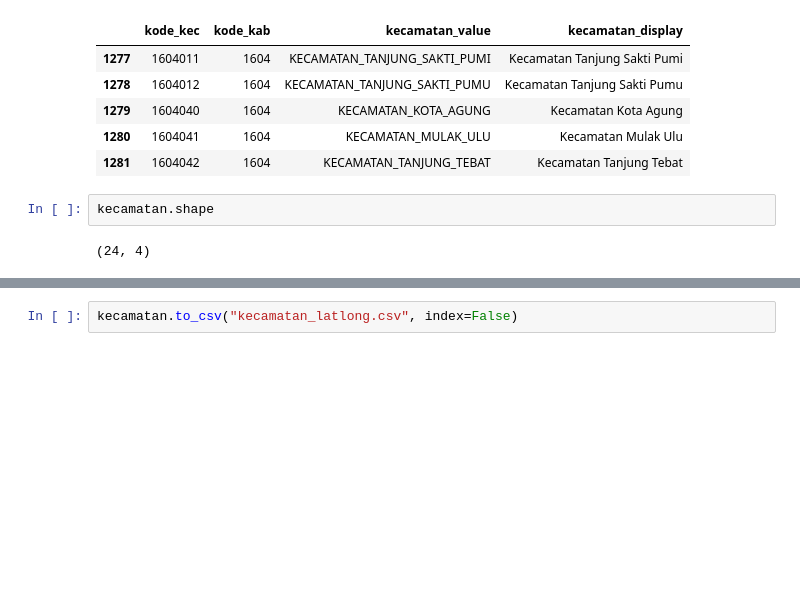
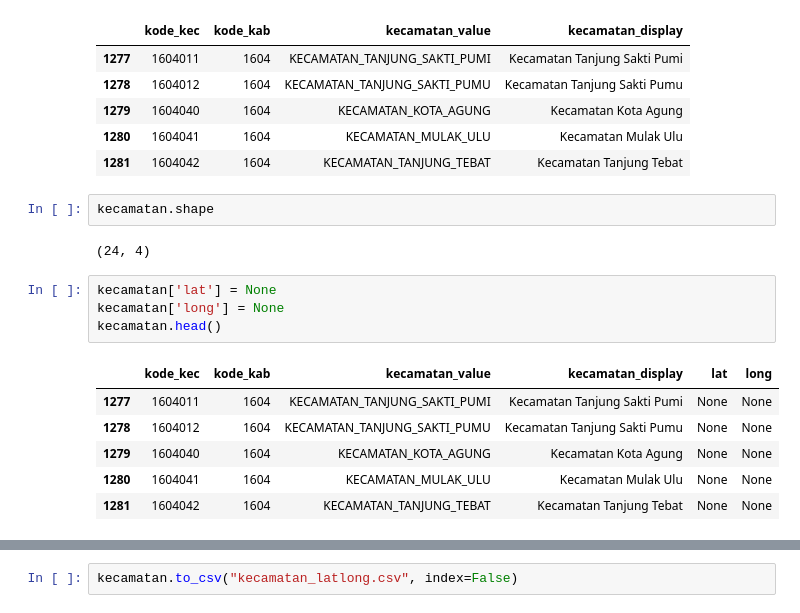
Before and after one commit to damarss/scraping-latlong-kecamatan, a Jupyter notebook: script.ipynb, the cells around one changed output, grey strips where cells are left out. Drawn from its saved outputs; the diff is of its cells as text; blank space fills up the shorter version.

```diff
--- a/script.ipynb
+++ b/script.ipynb
@@ -22,4 +22,15 @@ kecamatan.head()
 kecamatan.shape
 # %% [output]
 (24, 4)
+# %%
+kecamatan['lat'] = None
+kecamatan['long'] = None
+kecamatan.head()
+# %% [output]
+|  | kode_kec | kode_kab | kecamatan_value | kecamatan_display | lat | long |
+| 1277 | 1604011 | 1604 | KECAMATAN_TANJUNG_SAKTI_PUMI | Kecamatan Tanjung Sakti Pumi | None | None |
+| 1278 | 1604012 | 1604 | KECAMATAN_TANJUNG_SAKTI_PUMU | Kecamatan Tanjung Sakti Pumu | None | None |
+| 1279 | 1604040 | 1604 | KECAMATAN_KOTA_AGUNG | Kecamatan Kota Agung | None | None |
+| 1280 | 1604041 | 1604 | KECAMATAN_MULAK_ULU | Kecamatan Mulak Ulu | None | None |
+| 1281 | 1604042 | 1604 | KECAMATAN_TANJUNG_TEBAT | Kecamatan Tanjung Tebat | None | None |
 # %%
```
Also changed, not shown: parts of 8 cells of this notebook, 1 other file.
